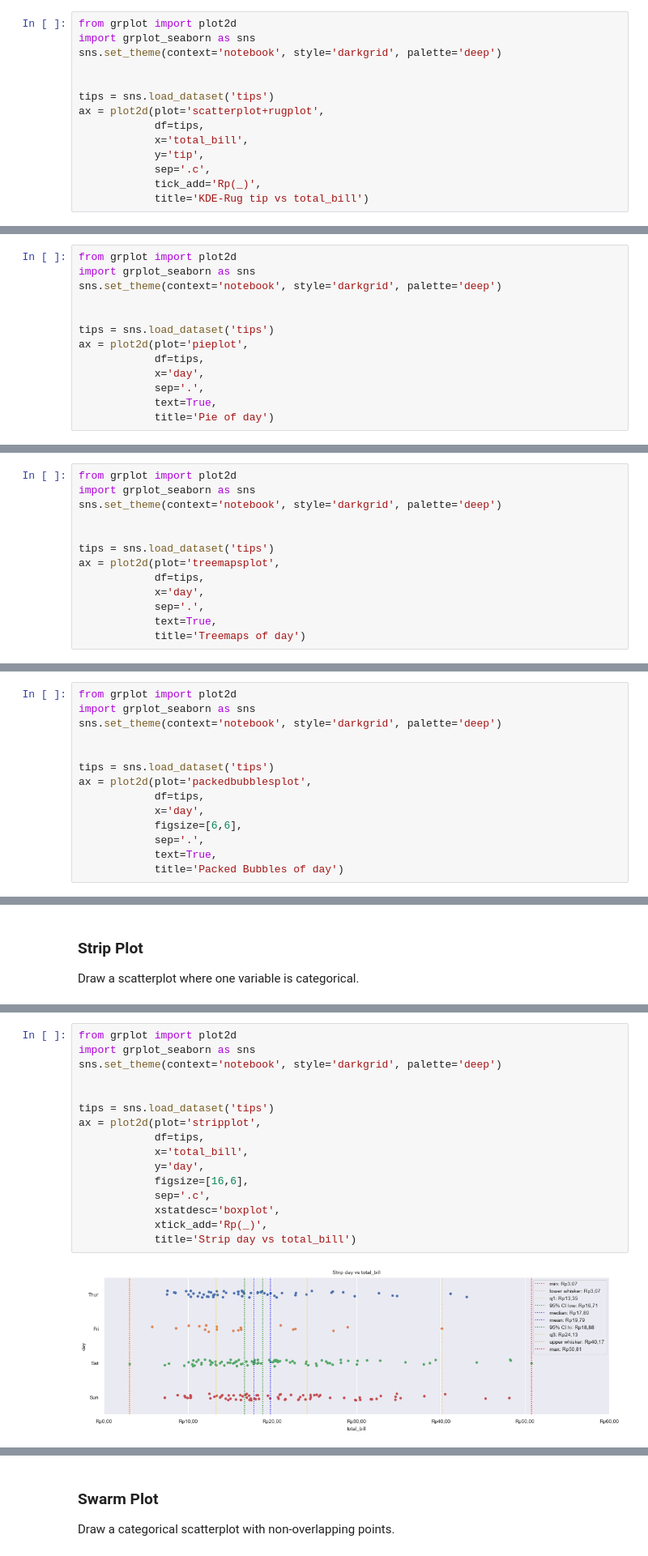
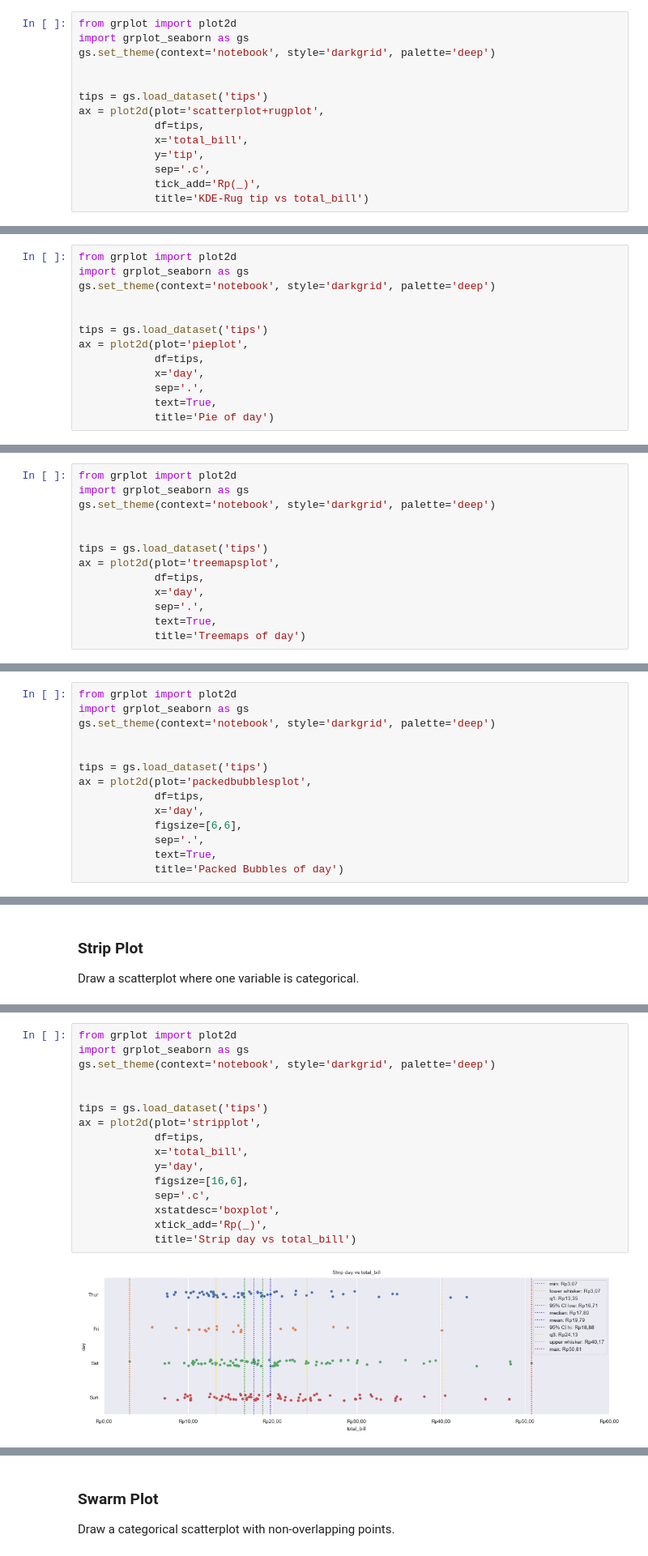
Before and after one commit to ghiffaryr/grplot, a Jupyter notebook: doc/Notebook Documentation.ipynb, the cells around one changed output, grey strips where cells are left out. Shown at 81% size. Saved outputs shown, nothing was run; the diff lists cells and outputs as text.

```diff
--- a/doc/Notebook Documentation.ipynb
+++ b/doc/Notebook Documentation.ipynb
@@ -3114,11 +3118,11 @@ ax = plot2d(plot='kdeplot+rugplot',
 [figure]
 # %%
 from grplot import plot2d
-import grplot_seaborn as sns
-sns.set_theme(context='notebook', style='darkgrid', palette='deep')
+import grplot_seaborn as gs
+gs.set_theme(context='notebook', style='darkgrid', palette='deep')
 
 
-tips = sns.load_dataset('tips')
+tips = gs.load_dataset('tips')
 ax = plot2d(plot='scatterplot+rugplot',
             df=tips,
             x='total_bill',
@@ -3407,11 +3411,11 @@ Plot Axes frame with the chart if true.
 <br>The matplotlib axes containing the plot
 # %%
 from grplot import plot2d
-import grplot_seaborn as sns
-sns.set_theme(context='notebook', style='darkgrid', palette='deep')
+import grplot_seaborn as gs
+gs.set_theme(context='notebook', style='darkgrid', palette='deep')
 
 
-tips = sns.load_dataset('tips')
+tips = gs.load_dataset('tips')
 ax = plot2d(plot='pieplot',
             df=tips,
             x='day',
@@ -3636,11 +3640,11 @@ Keyword arguments passed to matplotlib.Axes.text.
 <br>The matplotlib axes containing the plot
 # %%
 from grplot import plot2d
-import grplot_seaborn as sns
-sns.set_theme(context='notebook', style='darkgrid', palette='deep')
+import grplot_seaborn as gs
+gs.set_theme(context='notebook', style='darkgrid', palette='deep')
 
 
-tips = sns.load_dataset('tips')
+tips = gs.load_dataset('tips')
 ax = plot2d(plot='treemapsplot',
             df=tips,
             x='day',
@@ -3837,11 +3841,11 @@ A sequence of colors through which the packed bubbles chart will cycle. If None,
 <br>The matplotlib axes containing the plot
 # %%
 from grplot import plot2d
-import grplot_seaborn as sns
-sns.set_theme(context='notebook', style='darkgrid', palette='deep')
+import grplot_seaborn as gs
+gs.set_theme(context='notebook', style='darkgrid', palette='deep')
 
 
-tips = sns.load_dataset('tips')
+tips = gs.load_dataset('tips')
 ax = plot2d(plot='packedbubblesplot',
             df=tips,
             x='day',
@@ -4258,21 +4262,21 @@ Axes order. The default drawing order for axes is patches, lines, text for each
 <br>The matplotlib axes containing the plot.
 # %%
 from grplot import plot2d
-import grplot_seaborn as sns
-sns.set_theme(context='notebook', style='darkgrid', palette='deep')
+import grplot_seaborn as gs
+gs.set_theme(context='notebook', style='darkgrid', palette='deep')
 
 
-tips = sns.load_dataset('tips')
+tips = gs.load_dataset('tips')
 ax = plot2d(plot='stripplot',
             df=tips,
             x='total_bill',
             y='day',
             figsize=[16,6],
             sep='.c',
             xstatdesc='boxplot',
             xtick_add='Rp(_)',
             title='Strip day vs total_bill')
 # %% [output]
-[figure, old version]
+[figure, new version]
 # %%
 from grplot import plot2d
```
Also changed, not shown: parts of 59 cells of this notebook, 6 other files.
